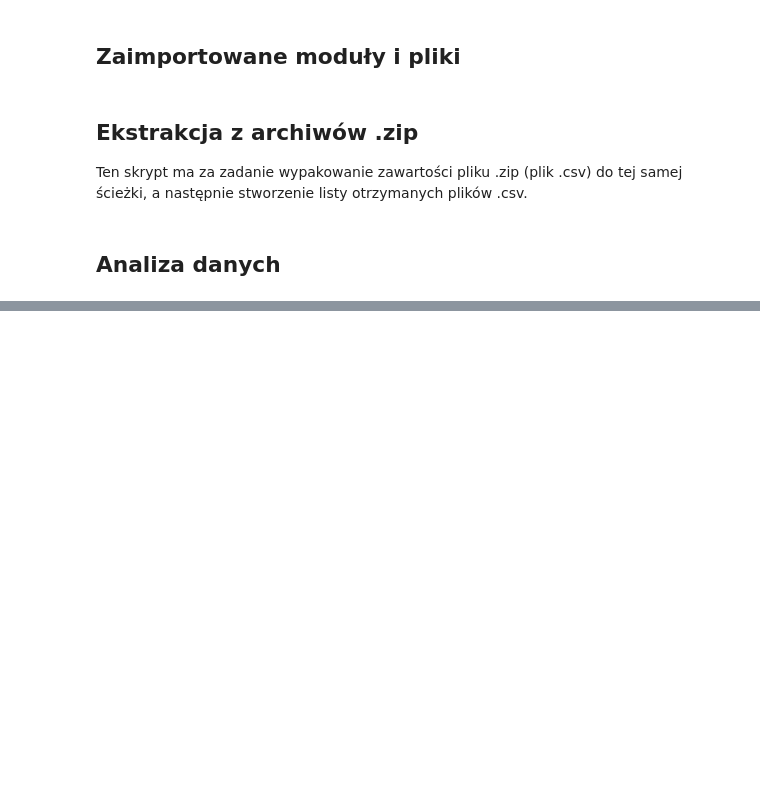
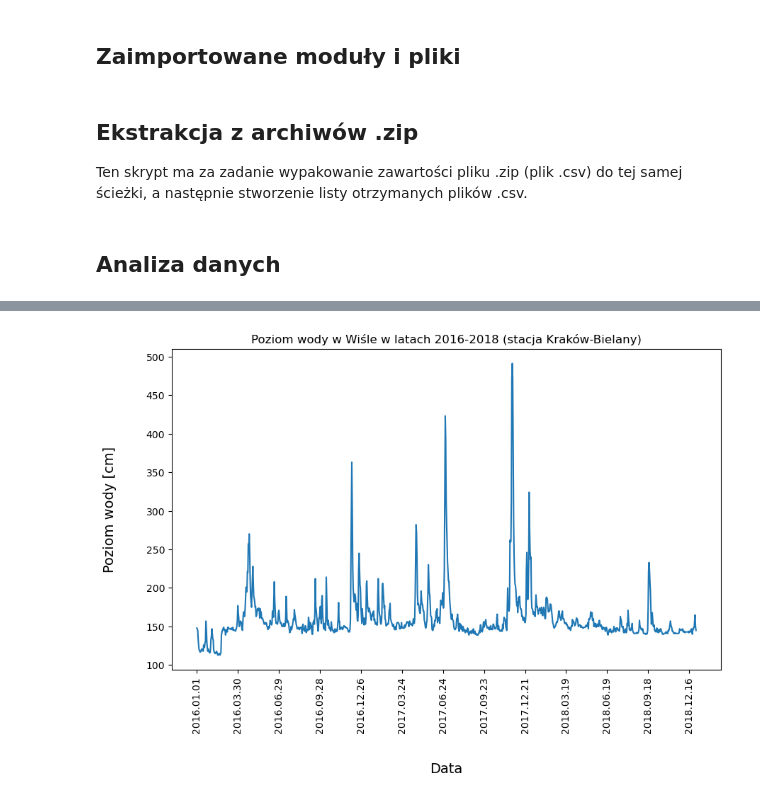
Before and after one commit to f1lem0n/vistula-level, a Jupyter notebook: main.ipynb, the cells around one changed output, grey strips where cells are left out. Saved outputs shown, nothing was run; the diff lists cells and outputs as text; code cells hidden in the pictures; blank space fills up the shorter version.

Commit message:
water level plot

```diff
--- a/main.ipynb
+++ b/main.ipynb
@@ -96,0 +95,14 @@ execution time: 2.1136205196380615 s
+# %%
+fig1 = plt.figure(figsize=(10, 6), dpi=100)
+plt.errorbar(
+    x=KRK_BIELANY['Data'],
+    y=KRK_BIELANY['Stan wody [cm]'],
+    fmt='-'
+)
+plt.title('Poziom wody w Wiśle w latach 2016-2018 (stacja Kraków-Bielany)')
+plt.ylabel('Poziom wody [cm]', fontdict={'fontsize':14}, labelpad=30)
+plt.xlabel('Data', fontdict={'fontsize':14}, labelpad=30)
+plt.xticks(KRK_BIELANY['Data'][::90], rotation=90)
+plt.show()
+# %% [output]
+[figure, added]
```
Also changed, not shown: parts of 2 cells of this notebook.
